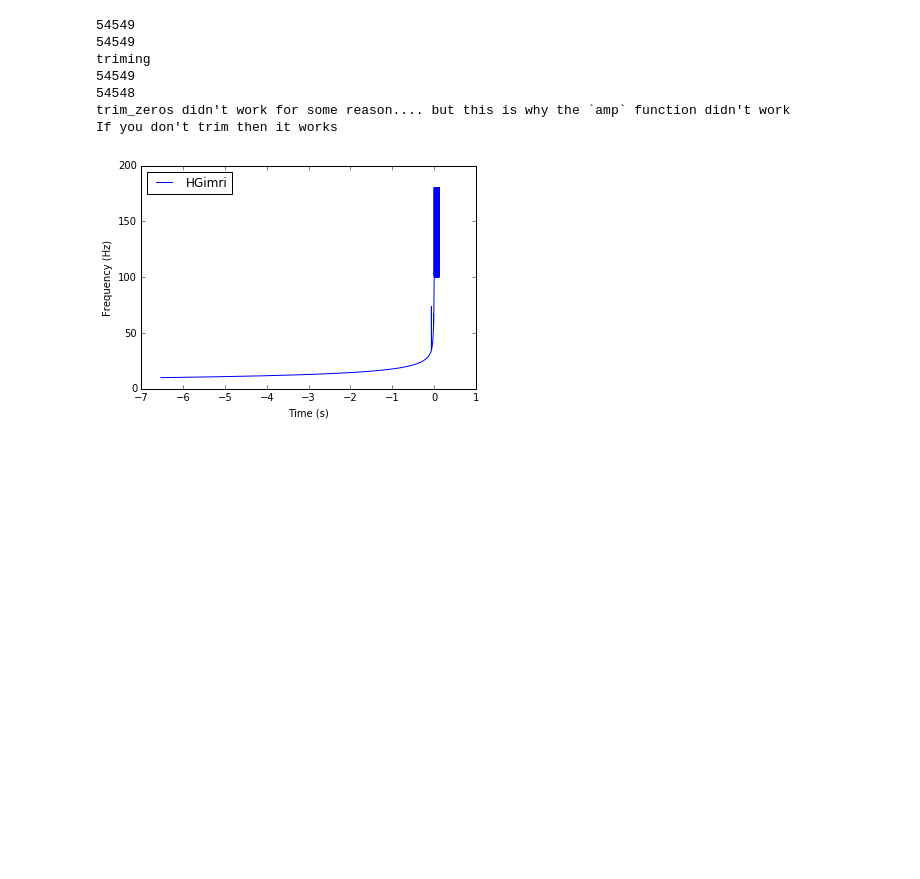
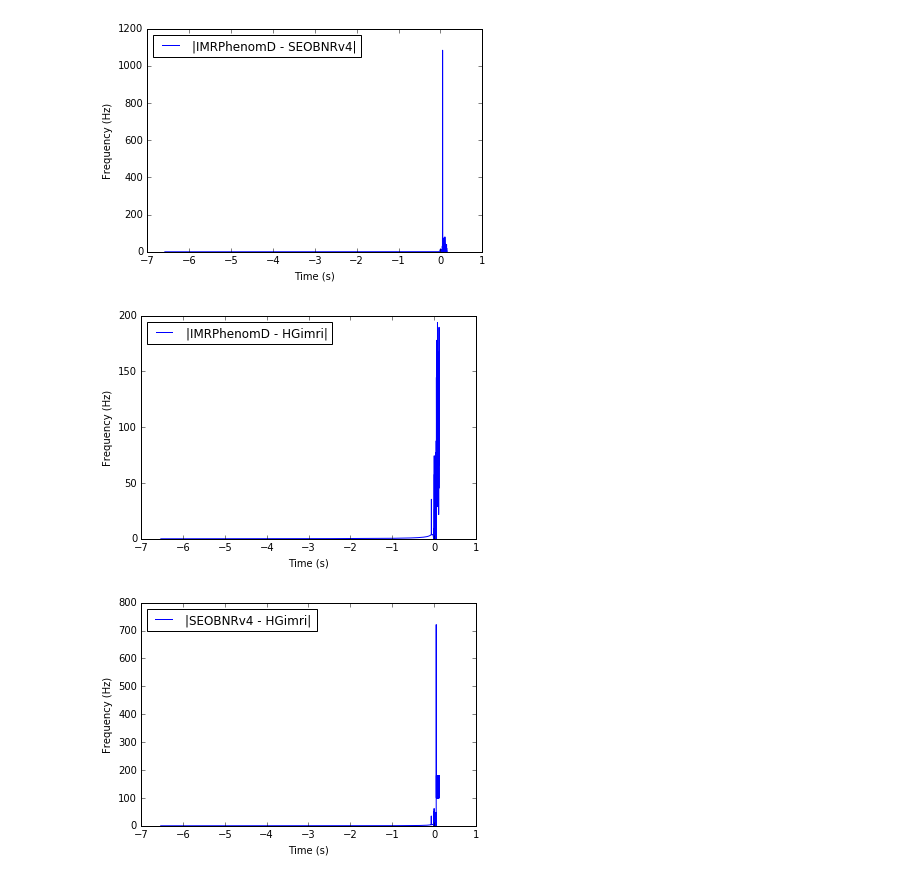
Before and after one commit to deyanmihaylov/ligoimri, a Jupyter notebook: WaveformComparison.ipynb, the cells around one changed output. Saved outputs shown, nothing was run; the diff lists cells and outputs as text; code cells hidden in the pictures; blank space fills up the shorter version.

Commit message:
Direct comparison of IMRI waveforms

```diff
--- a/WaveformComparison.ipynb
+++ b/WaveformComparison.ipynb
@@ -43,43 +0,0 @@ pylab.show()
-# %%
-# buggy version
-hp, hc = waveform.get_td_waveform(approximant="HGimri",
-                                mass1=m1,
-                                mass2=m2,
-                                delta_t=1.0/sample_rate,
-                                f_lower=f_low)
-
-print(len(hp))
-print(len(hc))
-print("triming")
-hp, hc = hp.trim_zeros(), hc.trim_zeros()
-print(len(hp))
-print(len(hc))
-print("trim_zeros didn't work for some reason.... but this is why the `amp` function didn't work")
-print("If you don't trim then it works")
-# %% [output]
-54549
-54549
-triming
-54549
-54548
-trim_zeros didn't work for some reason.... but this is why the `amp` function didn't work
-If you don't trim then it works
-# %%
-hp, hc = waveform.get_td_waveform(approximant="HGimri",
-                                mass1=m1,
-                                mass2=m2,
-                                delta_t=1.0/sample_rate,
-                                f_lower=f_low)
-
-# hp, hc = hp.trim_zeros(), hc.trim_zeros()
-amp = waveform.utils.amplitude_from_polarizations(hp, hc)
-f = waveform.utils.frequency_from_polarizations(hp, hc)
-
-pylab.plot(f.sample_times, f, label="HGimri")
-
-pylab.ylabel('Frequency (Hz)')
-pylab.xlabel('Time (s)')
-pylab.legend(loc='upper left')
-pylab.show()
-# %% [output]
-[figure, removed]
@@ -85,0 +79,8 @@ pylab.show()
+# %%
+SubtractWaveforms ("IMRPhenomD", "SEOBNRv4", m1, m2, sample_rate, f_low)
+SubtractWaveforms ("IMRPhenomD", "HGimri", m1, m2, sample_rate, f_low)
+SubtractWaveforms ("SEOBNRv4", "HGimri", m1, m2, sample_rate, f_low)
+# %% [output]
+[figure, added]
+[figure, added]
+[figure, added]
```
Also changed, not shown: parts of 3 cells of this notebook.
